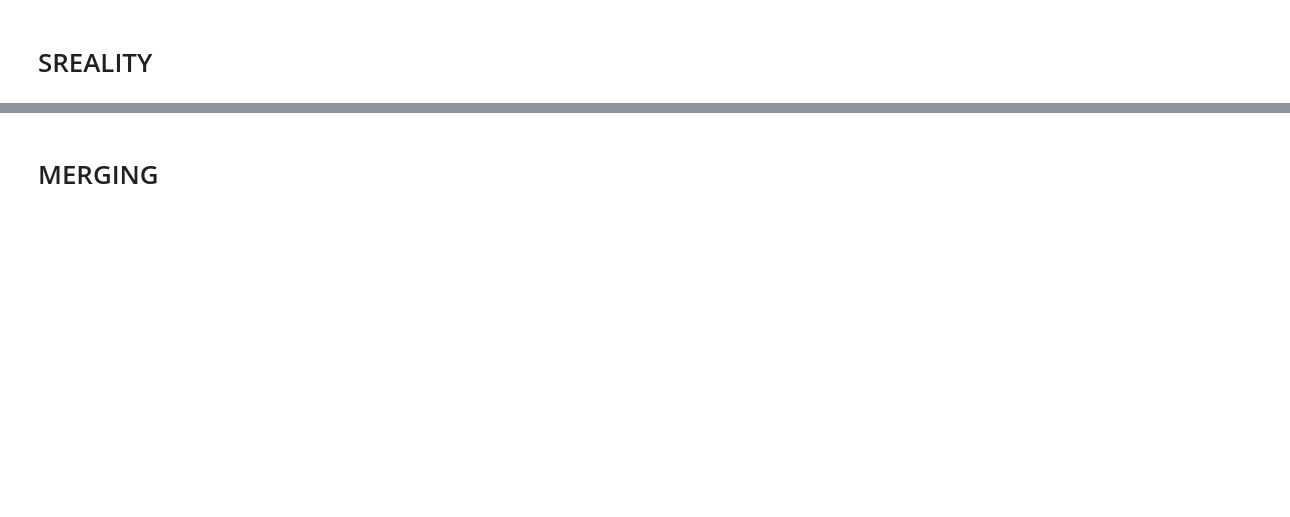
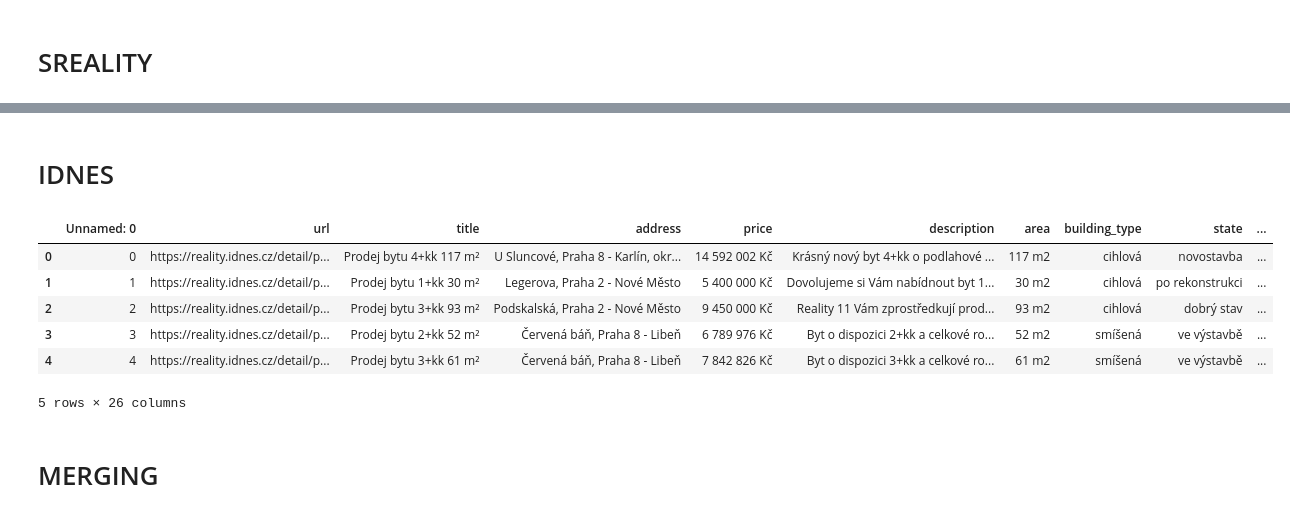
Before and after one commit to cptdom/Tym09_devs, a Jupyter notebook: merging_datasets_v1.ipynb, the cells around one changed output, grey strips where cells are left out. Cells and saved outputs as stored; diff of their text form; code cells hidden in the pictures; blank space fills up the shorter version.

Commit message:
merging idnes added, fix bugs in scraping already nonexisting apt

```diff
--- a/merging_datasets_v1.ipynb
+++ b/merging_datasets_v1.ipynb
@@ -194,3 +194,15 @@ class processSreality():
 psr = processSreality()
 # %%
 sreality = psr.df
+# %% [markdown]
+# IDNES
+# %%
+data['idnes'].head()
+# %% [output]
+|  | Unnamed: 0 | url | title | address | price | description | area | building_type | state | ... |
+| 0 | 0 | https://reality.idnes.cz/detail/p... | Prodej bytu 4+kk 117 m² | U Sluncové, Praha 8 - Karlín, okr... | 14 592 002 Kč | Krásný nový byt 4+kk o podlahové ... | 117 m2 | cihlová | novostavba | ... |
+| 1 | 1 | https://reality.idnes.cz/detail/p... | Prodej bytu 1+kk 30 m² | Legerova, Praha 2 - Nové Město | 5 400 000 Kč | Dovolujeme si Vám nabídnout byt 1... | 30 m2 | cihlová | po rekonstrukci | ... |
+| 2 | 2 | https://reality.idnes.cz/detail/p... | Prodej bytu 3+kk 93 m² | Podskalská, Praha 2 - Nové Město | 9 450 000 Kč | Reality 11 Vám zprostředkují prod... | 93 m2 | cihlová | dobrý stav | ... |
+| 3 | 3 | https://reality.idnes.cz/detail/p... | Prodej bytu 2+kk 52 m² | Červená báň, Praha 8 - Libeň | 6 789 976 Kč | Byt o dispozici 2+kk a celkové ro... | 52 m2 | smíšená | ve výstavbě | ... |
+| 4 | 4 | https://reality.idnes.cz/detail/p... | Prodej bytu 3+kk 61 m² | Červená báň, Praha 8 - Libeň | 7 842 826 Kč | Byt o dispozici 3+kk a celkové ro... | 61 m2 | smíšená | ve výstavbě | ... |
+5 rows × 26 columns
```
Also changed, not shown: parts of 8 cells of this notebook, 1 other file.
